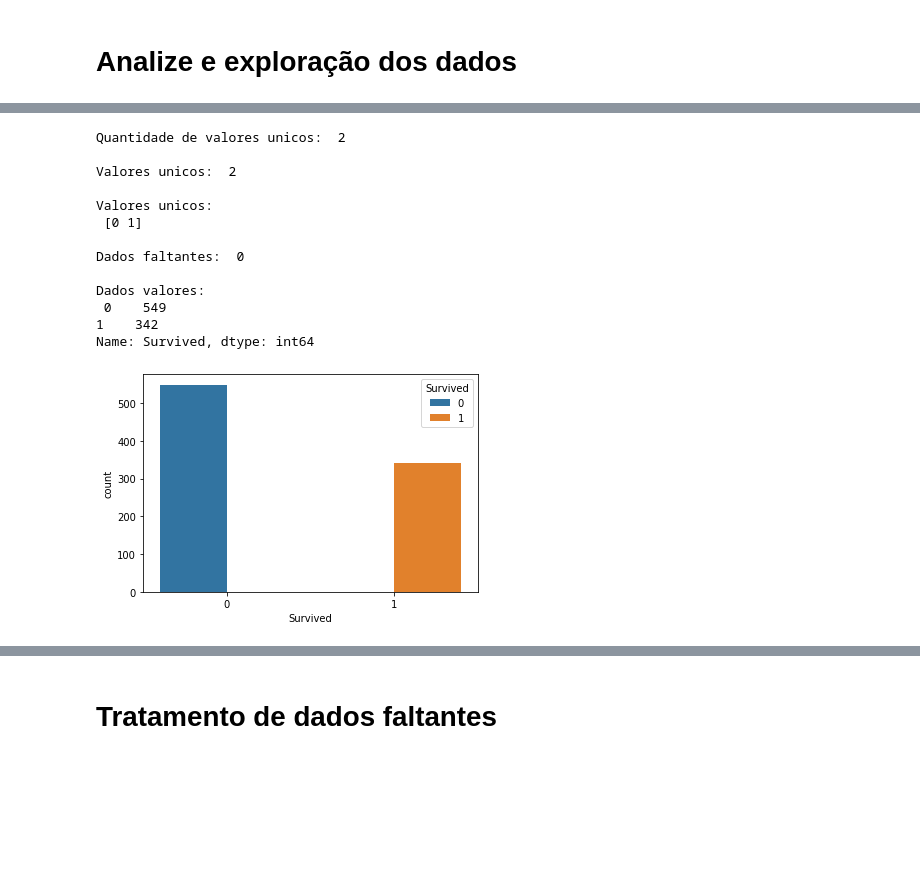
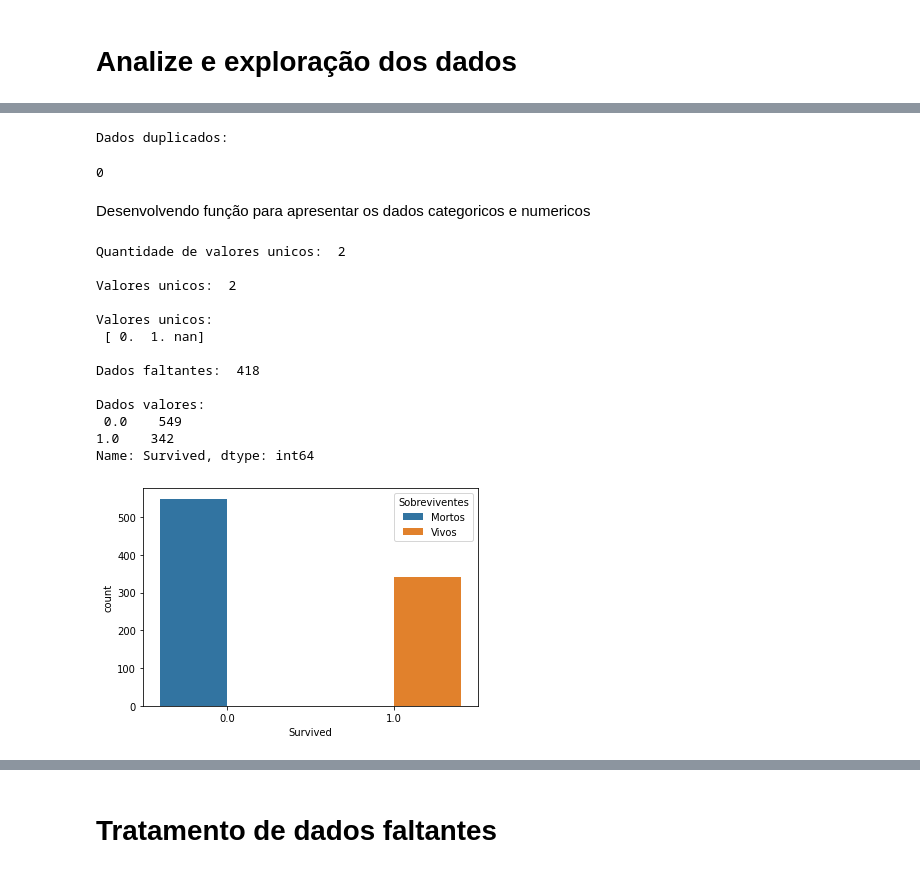
Before and after one commit to ErickNst/AnaliseDeDados, a Jupyter notebook: titanicStudy.ipynb, the cells around one changed output, grey strips where cells are left out. Drawn from its saved outputs; the diff is of its cells as text; code cells hidden in the pictures; blank space fills up the shorter version.

```diff
--- a/titanicStudy.ipynb
+++ b/titanicStudy.ipynb
@@ -24,0 +51,2 @@ train.head(2)
+# %%
+TitanicFull = train.append(test, ignore_index=True)
@@ -25,3 +111,11 @@ train.head(2)
+# %%
+print('Dados duplicados: ')
+TitanicFull.duplicated().sum()
+# %% [output]
+Dados duplicados:
+0
+# %% [markdown]
+Desenvolvendo função para apresentar os dados categoricos e numericos
 # %%
 def plotarDadosDeMortes (df,coluna, categorico=True):
 
@@ -32,26 +126,27 @@ def plotarDadosDeMortes (df,coluna, categorico=True):
     print ('\nDados valores:\n', df[coluna].value_counts(), )
 
     if categorico ==True:
-        sns.countplot(data =df, x =coluna, hue='Survived' )
+        sns.countplot(data =df, x =coluna, hue='Survived',)
+        plt.legend(labels=["Mortos","Vivos"], title = "Sobreviventes")
        # df.groupby('Survived')[coluna].value_counts().plot(kind='bar')
     else:
         sns.displot(df[coluna], kde=True)
 # %%
-#quantidade de mortos
-plotarDadosDeMortes(train,'Survived')
+#quantidade de mortos no desastre
+plotarDadosDeMortes(TitanicFull,'Survived')
 # %% [output]
 Quantidade de valores unicos:  2
 
 Valores unicos:  2
 
 Valores unicos:
- [0 1]
+ [ 0.  1. nan]
 
-Dados faltantes:  0
+Dados faltantes:  418
 
 Dados valores:
- 0    549
-1    342
+ 0.0    549
+1.0    342
 Name: Survived, dtype: int64
-[figure, old version]
+[figure, new version]
 # %%
```
Also changed, not shown: parts of 57 cells of this notebook.
